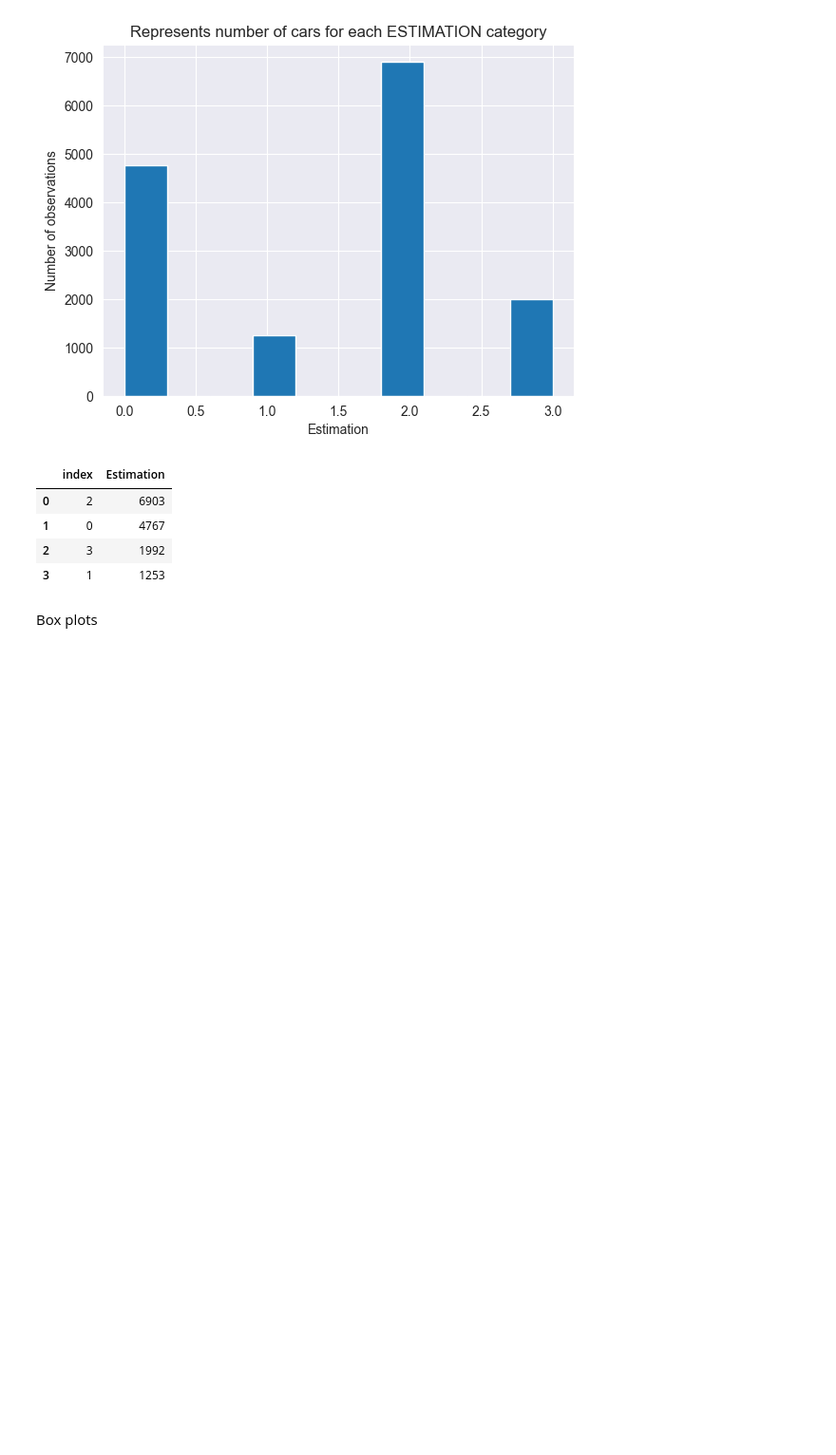
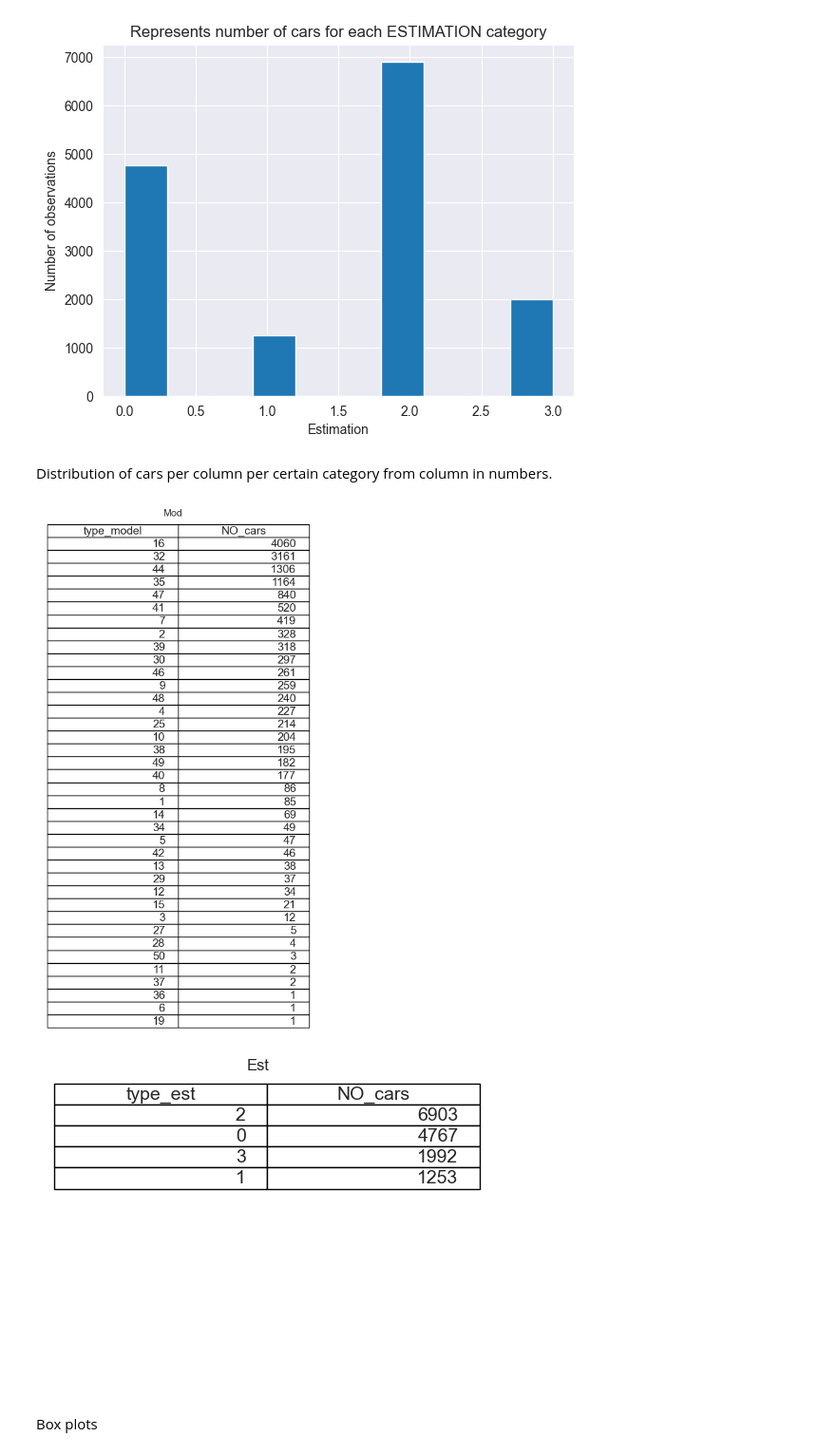
Before and after one commit to PsimonL/AI_Assesment, a Jupyter notebook: main.ipynb, the cells around one changed output. Shown at 95% size. Saved outputs shown, nothing was run; the diff lists cells and outputs as text; code cells hidden in the pictures; blank space fills up the shorter version.

```diff
--- a/main.ipynb
+++ b/main.ipynb
@@ -189,14 +256,50 @@ plt.show()
 # %% [output]
 Lowest Estimation value: 0. Highest Estimation value: 3
 [figure]
-# %%
-unique_values = df['Estimation'].value_counts().reset_index()
-unique_values
-# %% [output]
-|  | index | Estimation |
-| 0 | 2 | 6903 |
-| 1 | 0 | 4767 |
-| 2 | 3 | 1992 |
-| 3 | 1 | 1253 |
+# %% [markdown]
+Distribution of cars per column per certain category from column in numbers.
+# %%
+# pr = df['Price'].value_counts().reset_index()
+# yr = df['Year'].value_counts().reset_index()
+# mil = df['Mileage'].value_counts().reset_index()
+# tank = df['Tank capacity'].value_counts().reset_index()
+# fuel = df['Fuel type'].value_counts().reset_index()
+mod = df['Model'].value_counts().reset_index()
+est = df['Estimation'].value_counts().reset_index()
+
+# pr = pr.rename(columns={'index': 'price_cat', 'Price': 'NO_cars'})
+# yr = yr.rename(columns={'index': 'year_cat', 'Year': 'NO_cars'})
+# mil = mil.rename(columns={'index': 'mileage_cat', 'Mileage': 'NO_cars'})
+# tank = tank.rename(columns={'index': 'tank_capacity', 'Tank capacity': 'NO_cars'})
+# fuel = fuel.rename(columns={'index': 'type_fuel', 'Fuel type': 'NO_cars'})
+mod = mod.rename(columns={'index': 'type_model', 'Model': 'NO_cars'})
+est = est.rename(columns={'index': 'type_est', 'Estimation': 'NO_cars'})
+
+def create_table(table_data, table_title):
+    fig = plt.figure()
+    table = plt.table(cellText=table_data.values, colLabels=table_data.columns, loc='upper left')
+    table.auto_set_font_size(False)
+    table.set_fontsize(14)
+    table.scale(1, 1.5)
+    plt.subplots_adjust(left=0.2, bottom=0.2)
+    plt.title(table_title)
+    plt.axis('off')
+    return fig
+
+# table1 = create_table(pr, "Pr")
+# table2 = create_table(yr, "Yr")
+# table3 = create_table(mil, "Mil")
+# table4 = create_table(tank, "Tank")
+# table5 = create_table(fuel, "Fuel")
+table6 = create_table(mod, "Mod")
+table7 = create_table(est, "Est")
+
+
+# NaN
+# d = {"Benzyna": 1, "Benzyna+LPG": 2, "Benzyna+CNG": 3, "Elektryczny": 4, "Hybryda": 5, "Wodór": 6, "Diesel": 7}
+# unique_values['name of fuel'] = unique_values['type of fuel'].map(d)
+# %% [output]
+[figure, added]
+[figure, added]
 # %% [markdown]
 Box plots
```
Also changed, not shown: parts of 8 cells of this notebook, 2 other files.
